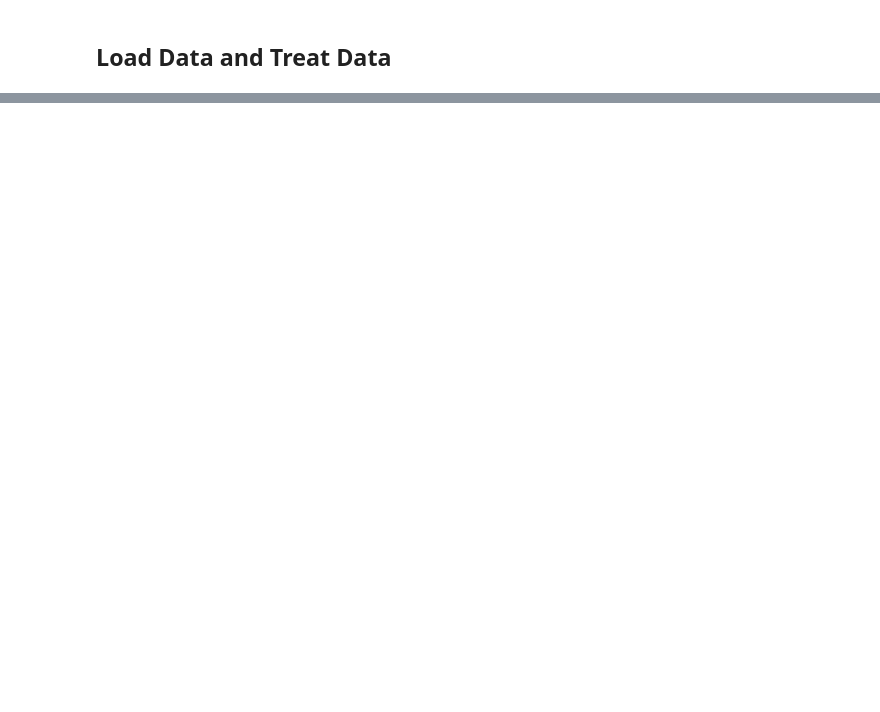
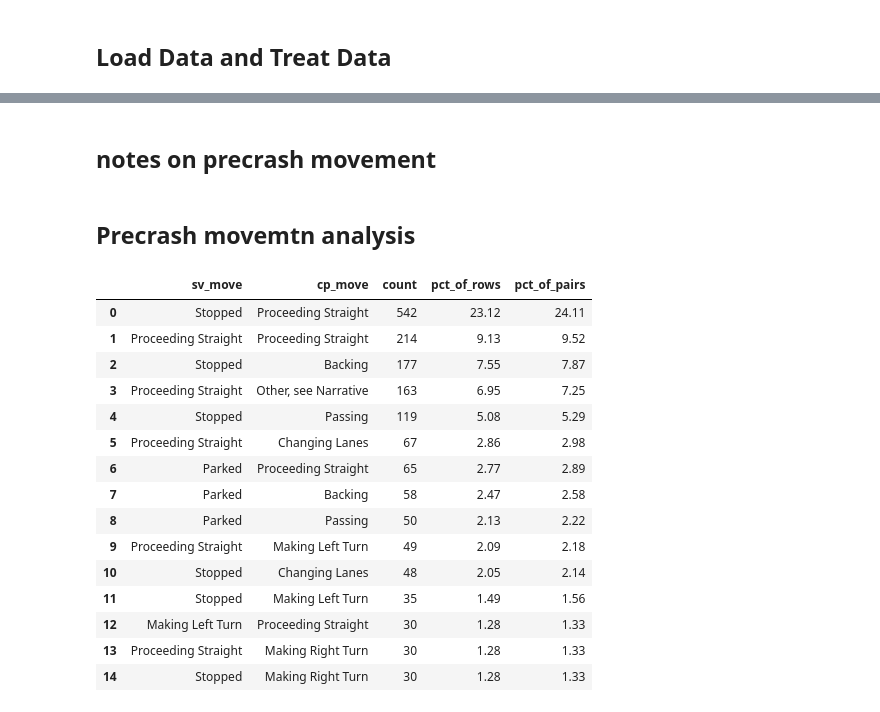
Before and after one commit to AurelianTactics/avird_2026, a Jupyter notebook: eda/ADS_to_2026_03_16/04_eda_target_exploration.ipynb, the cells around one changed output, grey strips where cells are left out. Saved outputs shown, nothing was run; the diff lists cells and outputs as text; code cells hidden in the pictures; blank space fills up the shorter version.

```diff
--- a/eda/ADS_to_2026_03_16/04_eda_target_exploration.ipynb
+++ b/eda/ADS_to_2026_03_16/04_eda_target_exploration.ipynb
@@ -57,0 +522,2 @@ treated_df[['Operating Entity', 'Operating Entity Clean',
+# %% [markdown]
+## notes on precrash movement
@@ -57,0 +531,2 @@ treated_df[['Operating Entity', 'Operating Entity Clean',
+# %% [markdown]
+## Precrash movemtn analysis
@@ -57,0 +535,21 @@ treated_df[['Operating Entity', 'Operating Entity Clean',
+# %%
+# Per-row (SV, CP) movement pair counts + percentages
+pairs = cui.pre_crash_movement_pairs(treated_df)
+pairs.head(15)
+# %% [output]
+|  | sv_move | cp_move | count | pct_of_rows | pct_of_pairs |
+| 0 | Stopped | Proceeding Straight | 542 | 23.12 | 24.11 |
+| 1 | Proceeding Straight | Proceeding Straight | 214 | 9.13 | 9.52 |
+| 2 | Stopped | Backing | 177 | 7.55 | 7.87 |
+| 3 | Proceeding Straight | Other, see Narrative | 163 | 6.95 | 7.25 |
+| 4 | Stopped | Passing | 119 | 5.08 | 5.29 |
+| 5 | Proceeding Straight | Changing Lanes | 67 | 2.86 | 2.98 |
+| 6 | Parked | Proceeding Straight | 65 | 2.77 | 2.89 |
+| 7 | Parked | Backing | 58 | 2.47 | 2.58 |
+| 8 | Parked | Passing | 50 | 2.13 | 2.22 |
+| 9 | Proceeding Straight | Making Left Turn | 49 | 2.09 | 2.18 |
+| 10 | Stopped | Changing Lanes | 48 | 2.05 | 2.14 |
+| 11 | Stopped | Making Left Turn | 35 | 1.49 | 1.56 |
+| 12 | Making Left Turn | Proceeding Straight | 30 | 1.28 | 1.33 |
+| 13 | Proceeding Straight | Making Right Turn | 30 | 1.28 | 1.33 |
+| 14 | Stopped | Making Right Turn | 30 | 1.28 | 1.33 |
```
Also changed, not shown: parts of 23 cells of this notebook, 3 other files.
